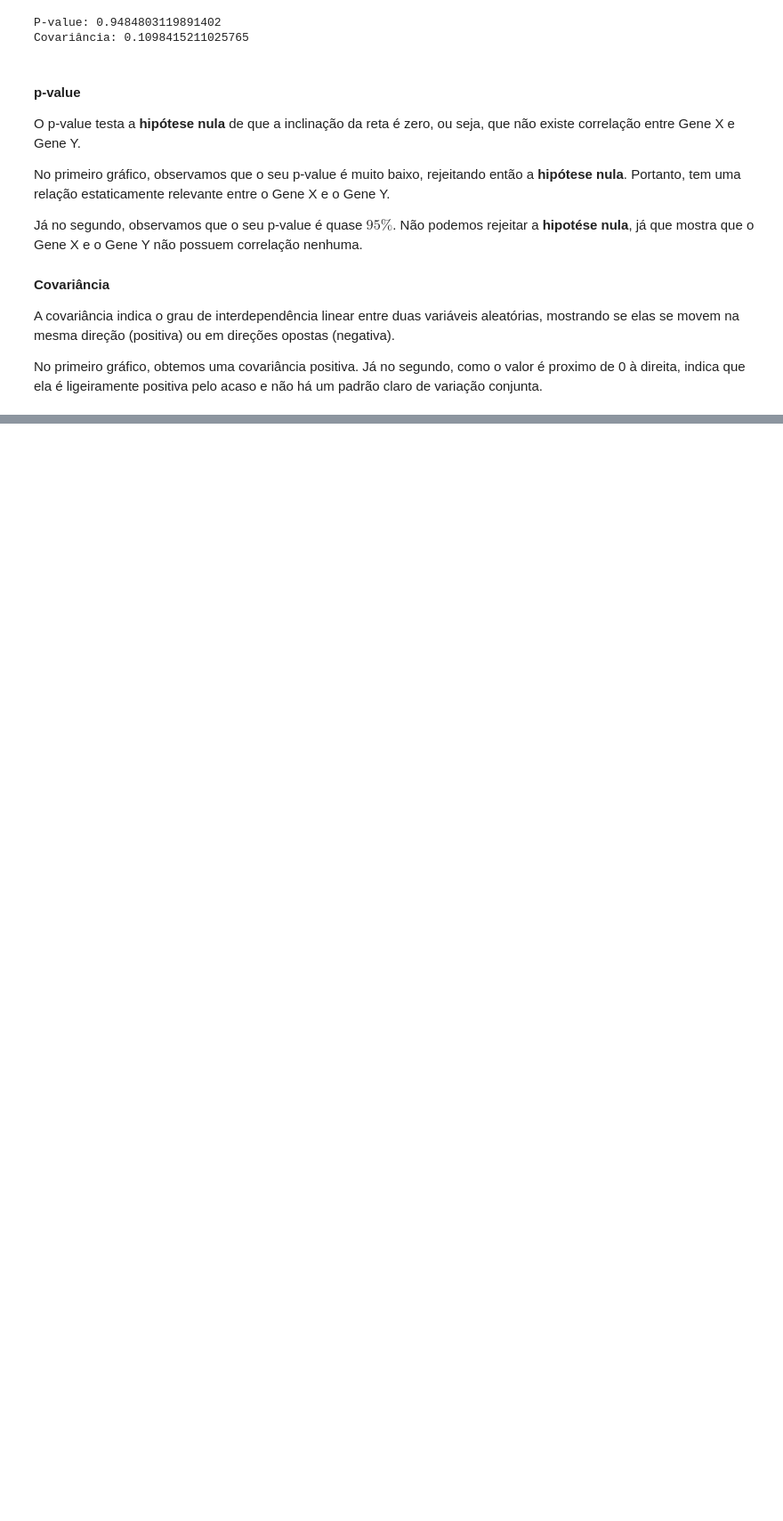
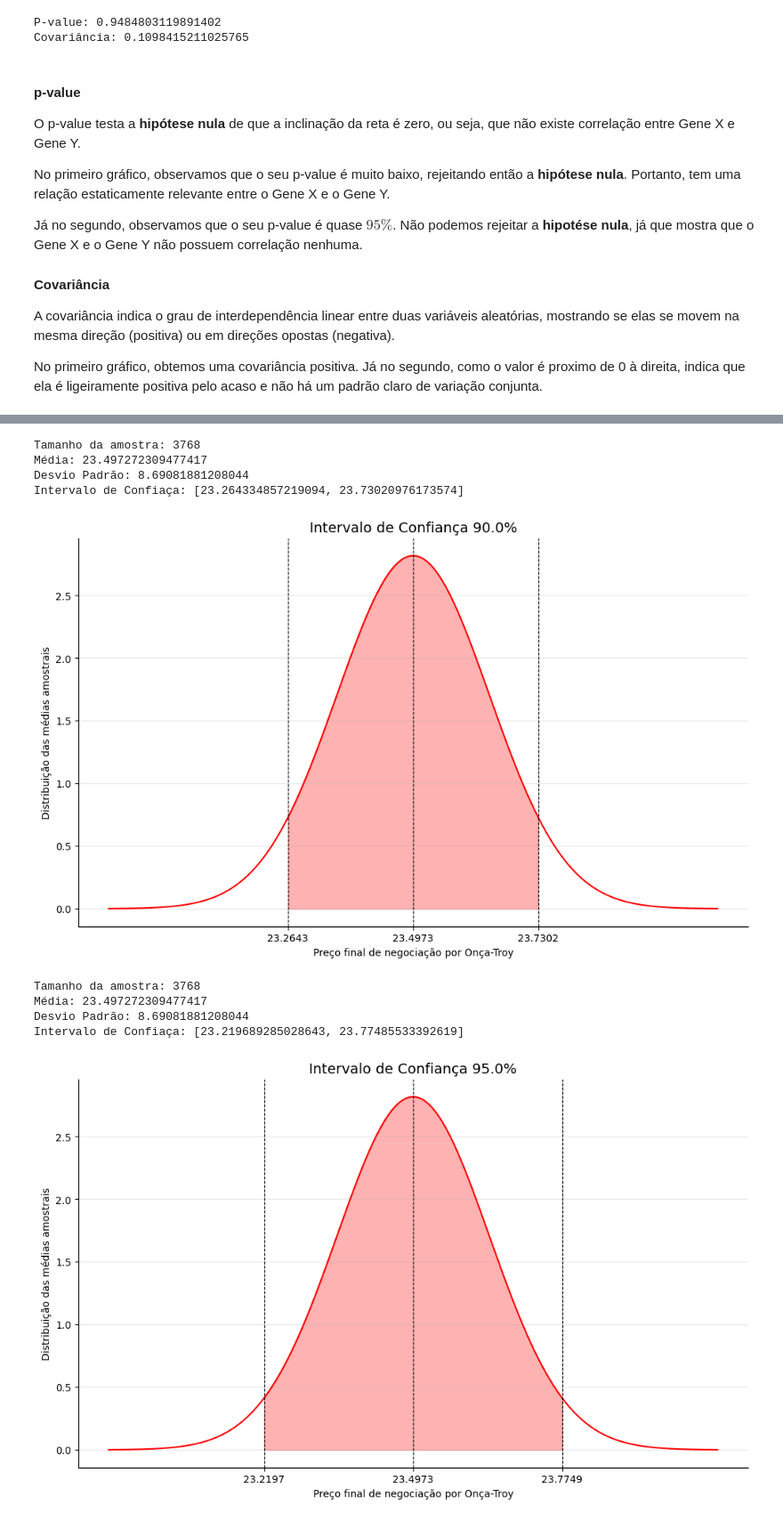
Before and after one commit to kmiepng/Matematica-Computacional, a Jupyter notebook: Atividades/atividade_2_2.ipynb, the cells around one changed output, grey strips where cells are left out. Shown at 89% size. Saved outputs shown, nothing was run; the diff lists cells and outputs as text; code cells hidden in the pictures; blank space fills up the shorter version.

```diff
--- a/Atividades/atividade_2_2.ipynb
+++ b/Atividades/atividade_2_2.ipynb
@@ -95,0 +101,3 @@ No primeiro gráfico, obtemos uma covariância positiva. Já no segundo, como o
+# %%
+df = pd.read_csv("../src/data/silver_prices_data.csv")
+df.head()
@@ -95,0 +113,3 @@ No primeiro gráfico, obtemos uma covariância positiva. Já no segundo, como o
+# %%
+df_close_prices = df['Close']
+df_close_prices.head()
@@ -95,0 +153,30 @@ No primeiro gráfico, obtemos uma covariância positiva. Já no segundo, como o
+# %%
+confidences = [0.90, 0.95, 0.99]
+
+for confidence in confidences:
+    mean = np.mean(df_close_prices)
+    s_error = st.sem(df_close_prices)
+    sd = np.std(df_close_prices, ddof=1)
+    ci = st.t.interval(
+        confidence=confidence,
+        df=len(data)-1,
+        loc=mean,
+        scale=s_error
+        )
+
+    print(f"Tamanho da amostra: {len(df_close_prices)}")
+    print(f"Média: {mean}")
+    print(f"Desvio Padrão: {sd}")
+    print(f"Intervalo de Confiaça: [{ci[0]}, {ci[1]}]")
+    plot_confidence_interval(mean, s_error, sd, confidence, ci)
+# %% [output]
+Tamanho da amostra: 3768
+Média: 23.497272309477417
+Desvio Padrão: 8.69081881208044
+Intervalo de Confiaça: [23.264334857219094, 23.73020976173574]
+[figure, added]
+Tamanho da amostra: 3768
+Média: 23.497272309477417
+Desvio Padrão: 8.69081881208044
+Intervalo de Confiaça: [23.219689285028643, 23.77485533392619]
+[figure, added]
```
Also changed, not shown: parts of 12 cells of this notebook, 2 other files.
